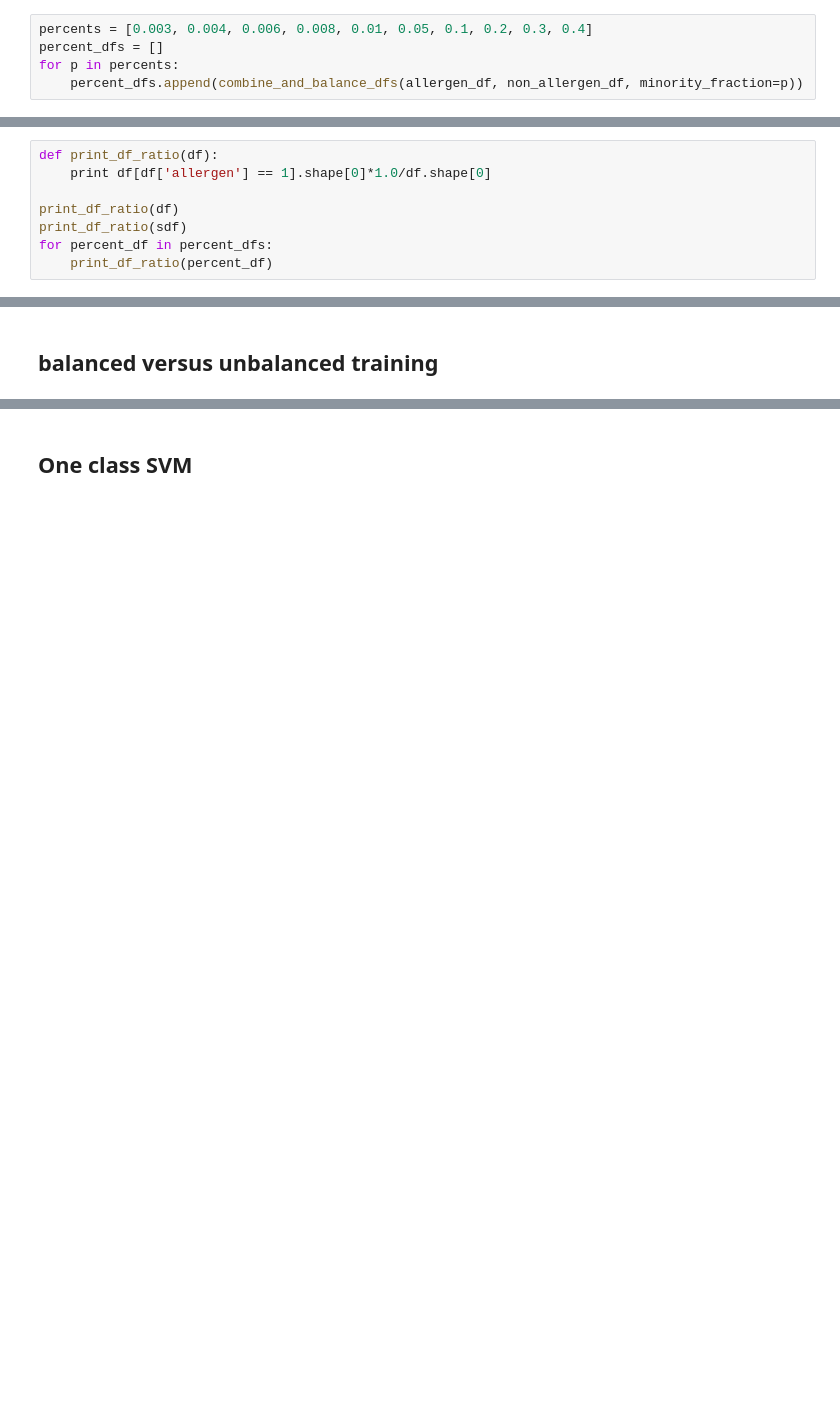
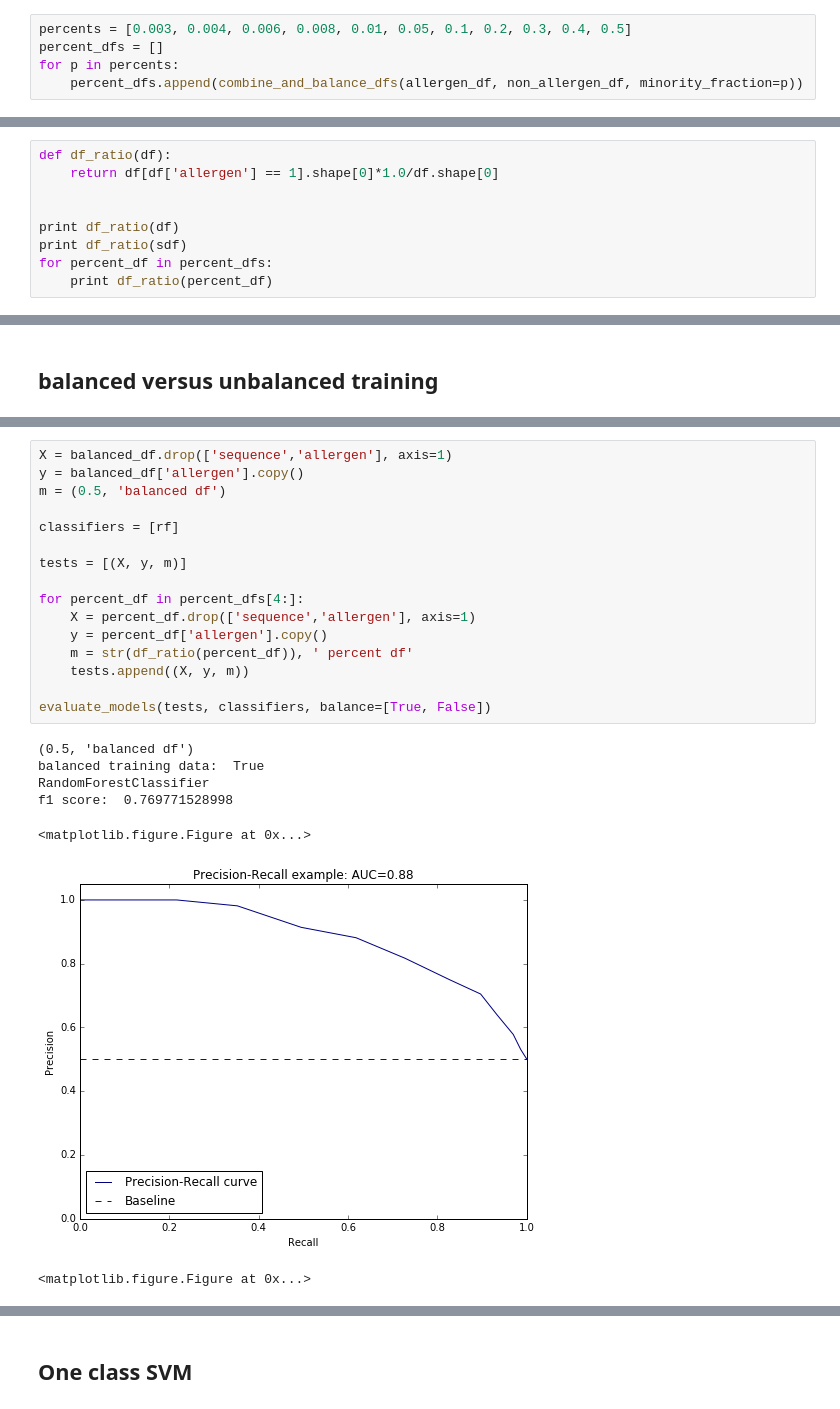
Before and after one commit to JaredJacobsen/capstone_project, a Jupyter notebook: allergen_modelling.ipynb, the cells around one changed output, grey strips where cells are left out. Saved outputs shown, nothing was run; the diff lists cells and outputs as text; blank space fills up the shorter version.

```diff
--- a/allergen_modelling.ipynb
+++ b/allergen_modelling.ipynb
@@ -120,5 +158,5 @@ balanced_df = combine_and_balance_dfs(allergen_df, non_allergen_df, minority_fra
 # %%
-percents = [0.003, 0.004, 0.006, 0.008, 0.01, 0.05, 0.1, 0.2, 0.3, 0.4]
+percents = [0.003, 0.004, 0.006, 0.008, 0.01, 0.05, 0.1, 0.2, 0.3, 0.4, 0.5]
 percent_dfs = []
 for p in percents:
     percent_dfs.append(combine_and_balance_dfs(allergen_df, non_allergen_df, minority_fraction=p))
@@ -135,10 +173,11 @@ sdf = df.sample(10000).reset_index(drop=True)
 # %%
-def print_df_ratio(df):
-    print df[df['allergen'] == 1].shape[0]*1.0/df.shape[0]
+def df_ratio(df):
+    return df[df['allergen'] == 1].shape[0]*1.0/df.shape[0]
 
-print_df_ratio(df)
-print_df_ratio(sdf)
+
+print df_ratio(df)
+print df_ratio(sdf)
 for percent_df in percent_dfs:
-    print_df_ratio(percent_df)
+    print df_ratio(percent_df)
 # %% [output]
 0.105411103303
@@ -239,0 +226,24 @@ f1 score:  0.464500601685
+# %%
+X = balanced_df.drop(['sequence','allergen'], axis=1)
+y = balanced_df['allergen'].copy()
+m = (0.5, 'balanced df')
+
+classifiers = [rf]
+
+tests = [(X, y, m)]
+
+for percent_df in percent_dfs[4:]:
+    X = percent_df.drop(['sequence','allergen'], axis=1)
+    y = percent_df['allergen'].copy()
+    m = str(df_ratio(percent_df)), ' percent df'
+    tests.append((X, y, m))
+
+evaluate_models(tests, classifiers, balance=[True, False])
+# %% [output]
+(0.5, 'balanced df')
+balanced training data:  True
+RandomForestClassifier
+f1 score:  0.769771528998
+<matplotlib.figure.Figure at 0x...>
+[figure, added]
+<matplotlib.figure.Figure at 0x...>
```
Also changed, not shown: parts of 14 cells of this notebook, 3 other files.
